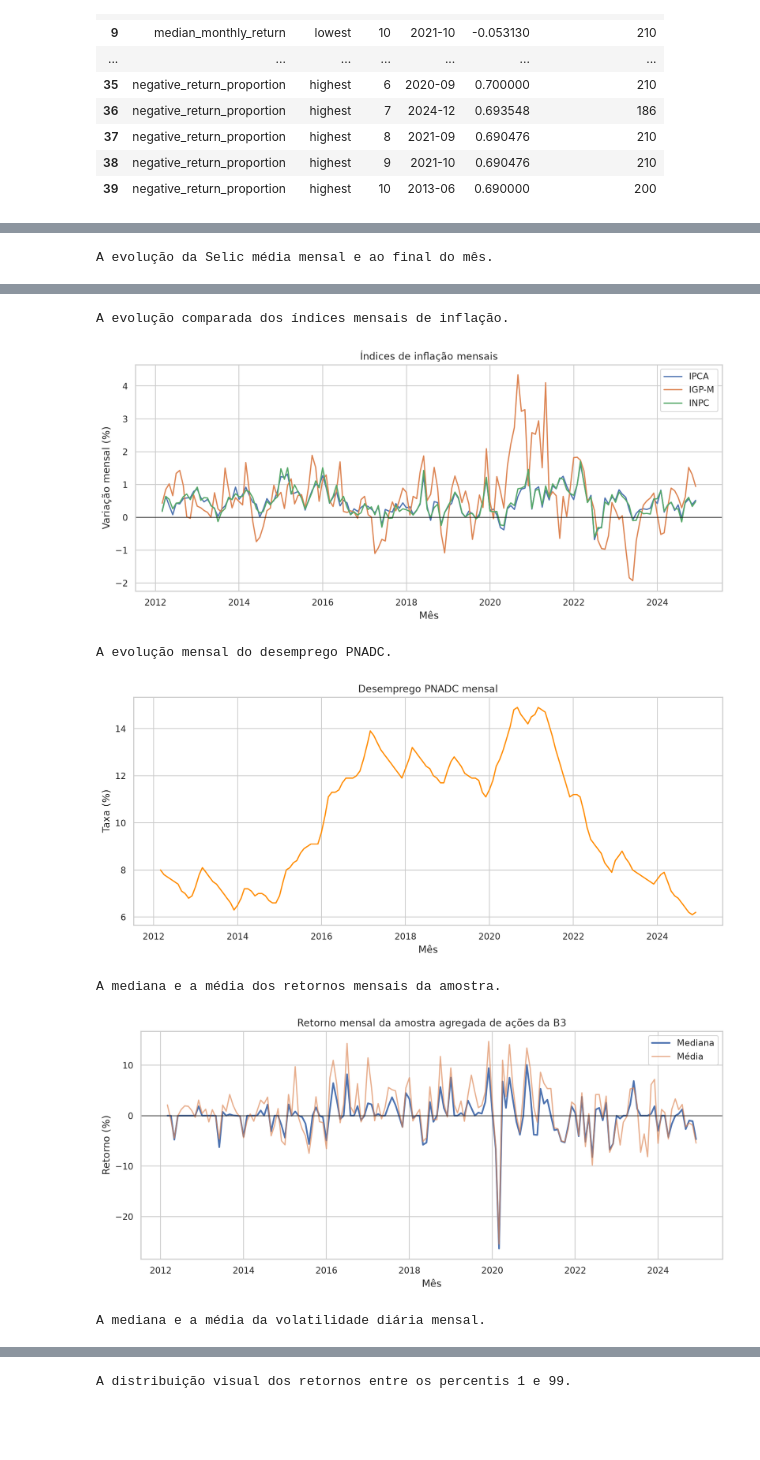
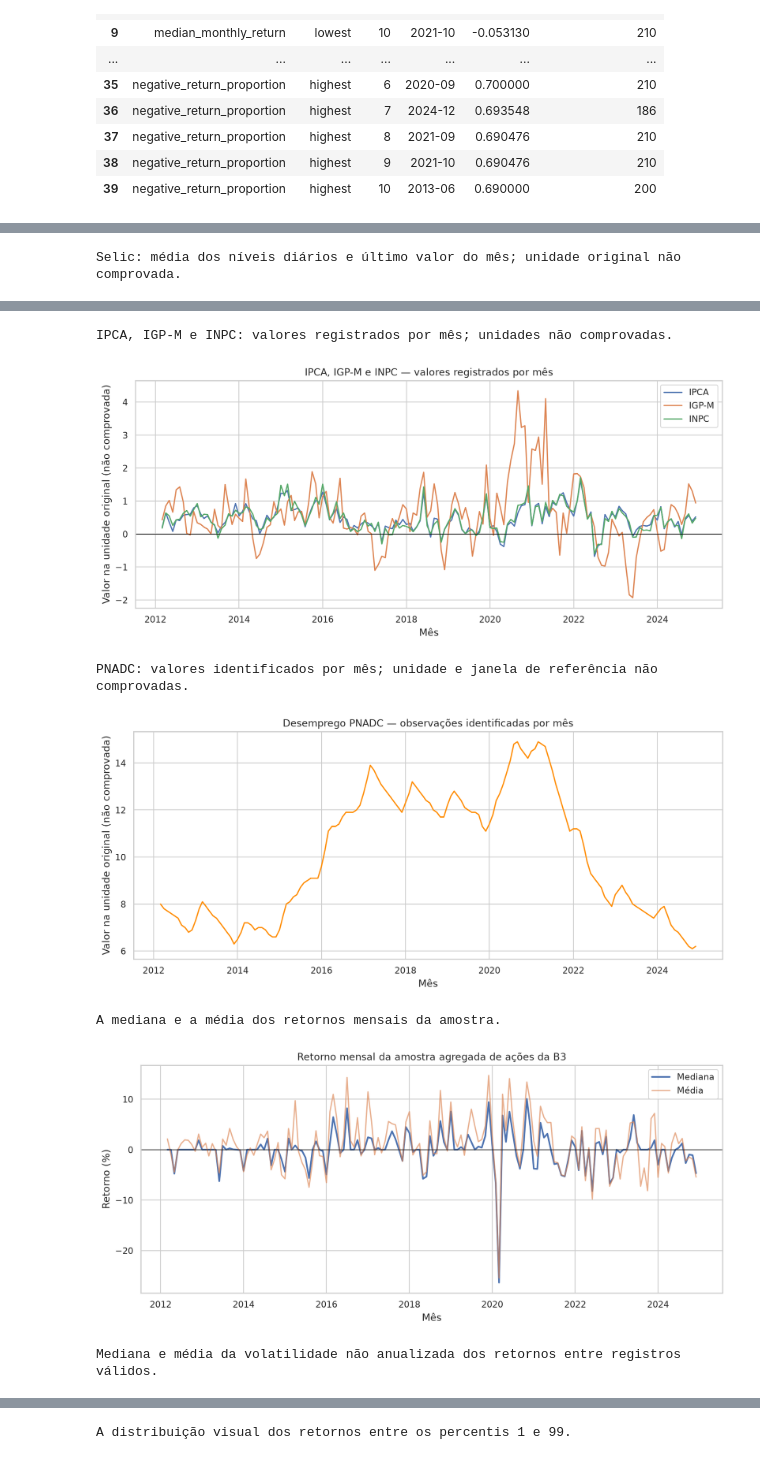
Before and after one commit to percerval/analise-b3-indicadores, a Jupyter notebook: notebooks/analise_b3_indicadores.ipynb, the cells around one changed output, grey strips where cells are left out. Saved outputs shown, nothing was run; the diff lists cells and outputs as text; code cells hidden in the pictures; blank space fills up the shorter version.

```diff
--- a/notebooks/analise_b3_indicadores.ipynb
+++ b/notebooks/analise_b3_indicadores.ipynb
@@ -145,16 +163,17 @@ Os gráficos foram gerados a partir das tabelas processadas. A distribuição do
 - **Disponibilidade:** acompanha a quantidade de ativos disponíveis e com retorno válido por mês.
 # %%
 for name, explanation in [
-    ('selic_historica.png', 'A evolução da Selic média mensal e ao final do mês.'),
-    ('inflacao_historica.png', 'A evolução comparada dos índices mensais de inflação.'),
-    ('desemprego_historico.png', 'A evolução mensal do desemprego PNADC.'),
+    ('selic_historica.png', 'Selic: média dos níveis diários e último valor do mês; unidade original não comprovada.'),
+    ('inflacao_historica.png', 'IPCA, IGP-M e INPC: valores registrados por mês; unidades não comprovadas.'),
+    ('desemprego_historico.png', 'PNADC: valores identificados por mês; unidade e janela de referência não comprovadas.'),
     ('retorno_mediano_b3.png', 'A mediana e a média dos retornos mensais da amostra.'),
-    ('volatilidade_mediana_b3.png', 'A mediana e a média da volatilidade diária mensal.'),
+    ('volatilidade_mediana_b3.png', 'Mediana e média da volatilidade não anualizada dos retornos entre registros válidos.'),
     ('distribuicao_retornos.png', 'A distribuição visual dos retornos entre os percentis 1 e 99.'),
+    ('distribuicao_retornos_completa.png', 'Distribuição completa dos retornos da base saneada: as caudas permanecem visíveis.'),
     ('proporcao_retornos_positivos_negativos.png', 'A proporção mensal de ativos com retorno positivo ou negativo.'),
     ('ativos_validos_por_mes.png', 'A quantidade de ativos disponíveis e com retorno válido por mês.'),
 ]:
     print(explanation)
     display(Image(filename=str(FIGURES / name)))
 # %% [output]
-A evolução da Selic média mensal e ao final do mês.
+Selic: média dos níveis diários e último valor do mês; unidade original não comprovada.
@@ -162,7 +181,7 @@ A evolução da Selic média mensal e ao final do mês.
-A evolução comparada dos índices mensais de inflação.
+IPCA, IGP-M e INPC: valores registrados por mês; unidades não comprovadas.
-[figure, old version]
+[figure, new version]
-A evolução mensal do desemprego PNADC.
+PNADC: valores identificados por mês; unidade e janela de referência não comprovadas.
-[figure, old version]
+[figure, new version]
 A mediana e a média dos retornos mensais da amostra.
 [figure]
-A mediana e a média da volatilidade diária mensal.
+Mediana e média da volatilidade não anualizada dos retornos entre registros válidos.
```
Also changed, not shown: parts of 19 cells of this notebook, 3 other files.
